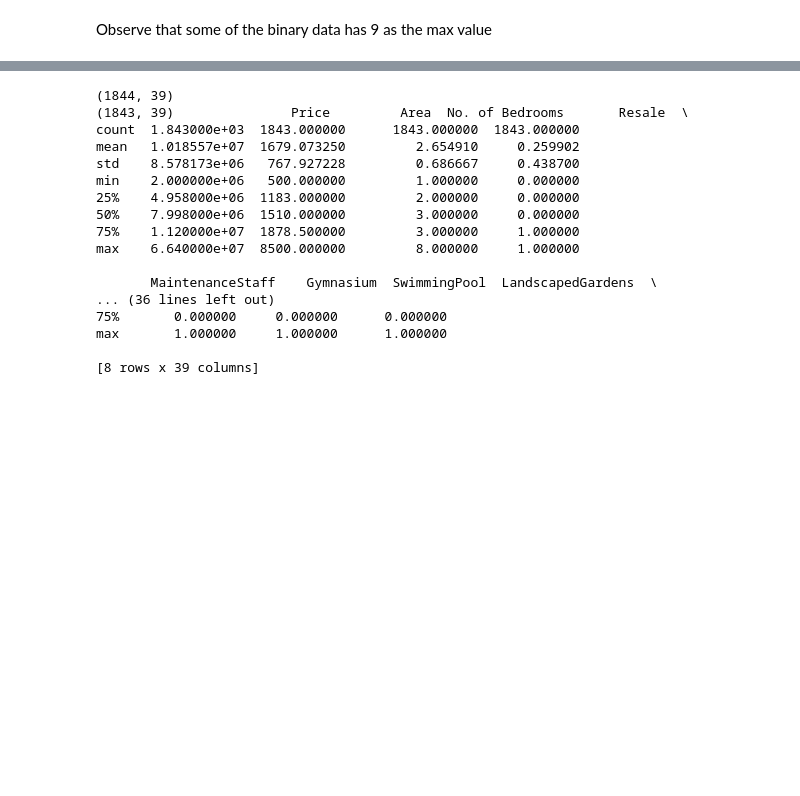
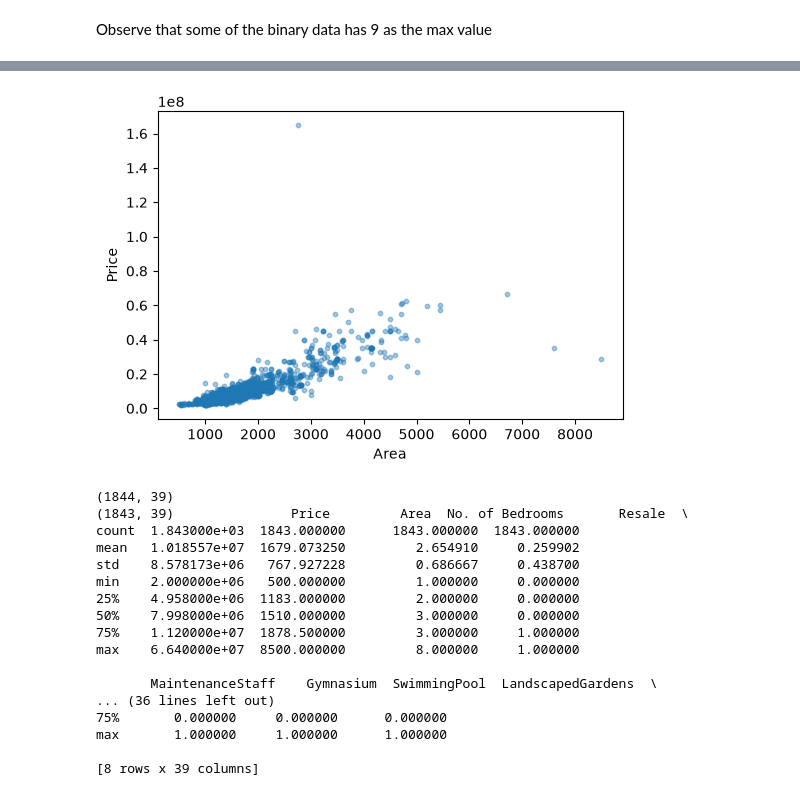
Before and after one commit to triazzlon/ML-Assignment, a Jupyter notebook: MLF_CASE_2930864_XX.ipynb, the cells around one changed output, grey strips where cells are left out. Saved outputs shown, nothing was run; the diff lists cells and outputs as text; code cells hidden in the pictures; blank space fills up the shorter version.

```diff
--- a/MLF_CASE_2930864_XX.ipynb
+++ b/MLF_CASE_2930864_XX.ipynb
@@ -118,3 +108,12 @@ See the caveats in the documentation: https://pandas.pydata.org/pandas-docs/stab
+# %%
+# We use a scatter plot to see if there is any other info to be gained from our data
+plt.figure(figsize=(6, 4))
+plt.scatter(df_clean["Area"], df_clean["Price"], alpha=0.4, s=10)
+plt.xlabel("Area")
+plt.ylabel("Price")
+plt.show()
+# %% [output]
+[figure, added]
 # %%
 # We also remove duplicates
 df_clean = df_clean.drop_duplicates()
```
Also changed, not shown: parts of 42 cells of this notebook, 1 other file.
